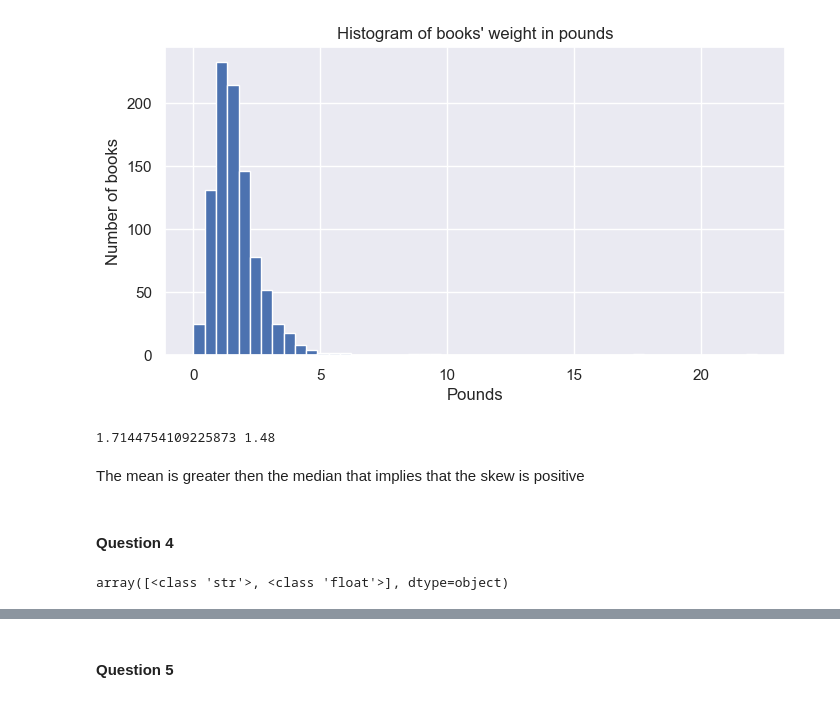
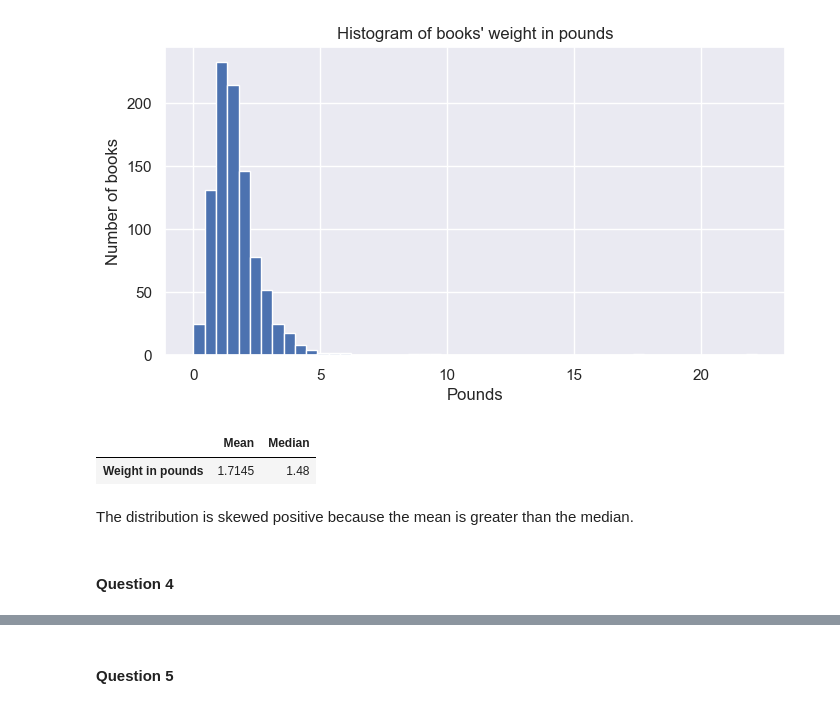
Before and after one commit to jshef747/Python-Homework2, a Jupyter notebook: assignment2-task2.ipynb, the cells around one changed output, grey strips where cells are left out. Cells and saved outputs as stored; diff of their text form; code cells hidden in the pictures.

```diff
--- a/assignment2-task2.ipynb
+++ b/assignment2-task2.ipynb
@@ -105,20 +100,28 @@ df.head()
 # %%
 def normalize_to_pounds(book_obj):
+    '''
+    Receives a variable representing a book weight in pounds or ounces.
+    Returns the weight in pounds.
+    If the variable is None, returns None.
+    '''
 
-    if book_obj == None:
+    if book_obj == None: # There is no book weight in the dataframe
         return None
 
-    if isinstance(book_obj, float):
+    if isinstance(book_obj, float): # The book weight is of type float
+        # The book weight is already in pounds
         return book_obj
 
-    if isinstance(book_obj, str):
+    if isinstance(book_obj, str): # The book weight is of type string
+        # The book weight is in the format "x pounds" or "x ounces"
         book_weight, weight_type = book_obj.split()
         book_weight = float(book_weight)
 
-        if weight_type == "pounds":
+        if weight_type == "pounds": # The book weight is in pounds
             return book_weight
 
-        if weight_type == "ounces":
+        if weight_type == "ounces": # The book weight is in ounces
+            # Convert ounces to pounds
             return book_weight / 16
 
         return None
@@ -139,20 +142,21 @@ plt.show()
 # %% [output]
 [figure]
 # %%
-weight_median = df["normalized_weight"].median()
-print(weights_mean, weight_median)
+weight_median = df["weight in pounds"].median()
+
+# Create data frame for the mean and median of weight
+columns = ['Mean', 'Median']
+data = [[round(weights_mean, 4), round(weight_median, 4)]]
+pd.DataFrame(data, columns=columns, index=["Weight in pounds"])
 # %% [output]
-1.7144754109225873 1.48
+|  | Mean | Median |
+| Weight in pounds | 1.7145 | 1.48 |
-# %% [markdown]
-The mean is greater then the median that implies that the skew is positive
+# %% [markdown]
+The distribution is skewed positive because the mean is greater than the median.
 # %% [markdown]
 #### Question 4
 # %%
 ### compute Pearson's correlation between a book's volume (inferred by its dimensions) and price in the data
 ### (you can use the built-in Series.corr() function for that purpose)
-# %%
-df["dimensions"].map(type).unique()
-# %% [output]
-array([<class 'str'>, <class 'float'>], dtype=object)
 # %%
 import re
```
Also changed, not shown: parts of 21 cells of this notebook.
